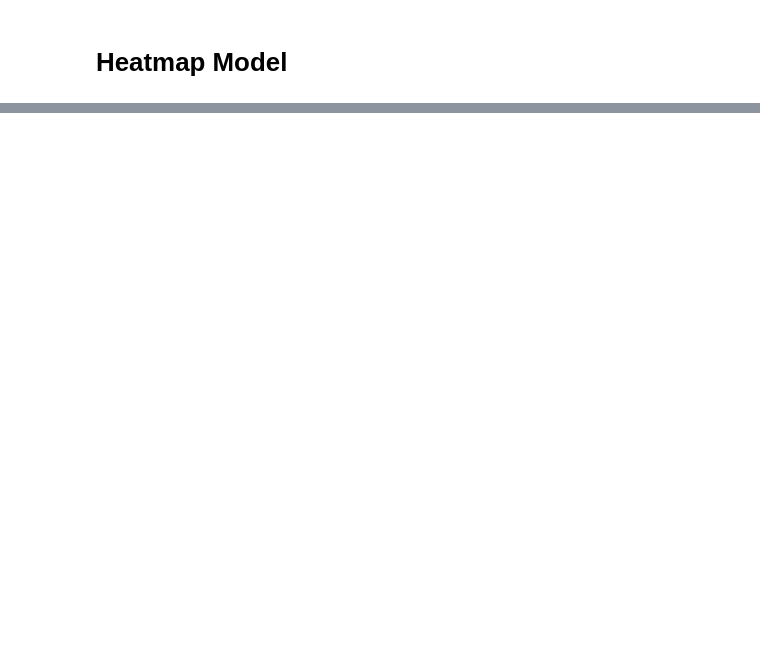
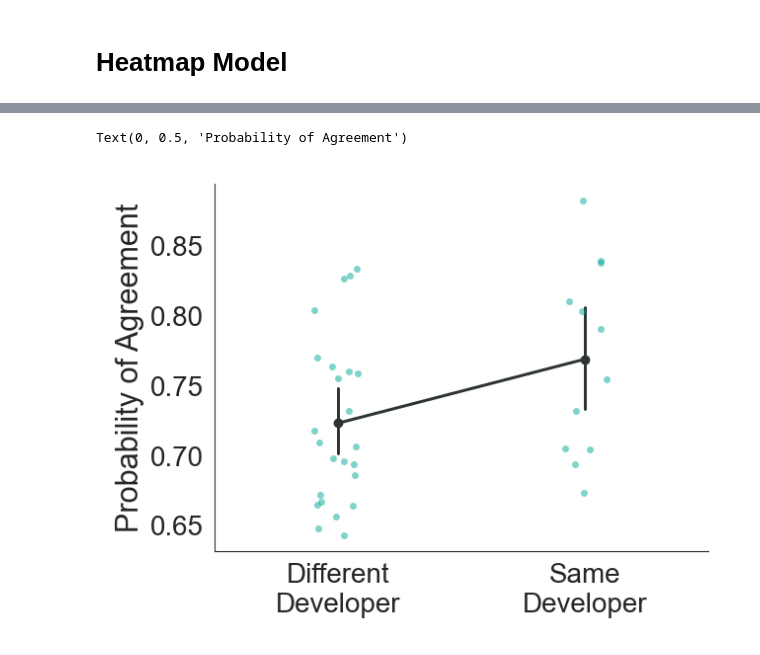
Before and after one commit to josh-ashkinaze/dvb, a Jupyter notebook: 9_run_stats_nb.ipynb, the cells around one changed output, grey strips where cells are left out. Cells and saved outputs as stored; diff of their text form; code cells hidden in the pictures; blank space fills up the shorter version.

```diff
--- a/9_run_stats_nb.ipynb
+++ b/9_run_stats_nb.ipynb
@@ -1492,0 +1621,9 @@ round
+# %%
+sns.stripplot(data=agreement_df, x='same_developer', y='agreement', alpha=0.5, color=mypal[2])
+sns.pointplot(data=agreement_df, x='same_developer', y='agreement', color=mypal[0])
+plt.xlabel("")
+plt.xticks(ticks=[0, 1], labels=["Different\nDeveloper", "Same\nDeveloper"])
+plt.ylabel("Probability of Agreement")
+# %% [output]
+Text(0, 0.5, 'Probability of Agreement')
+[figure, added]
```
Also changed, not shown: parts of 6 cells of this notebook.
